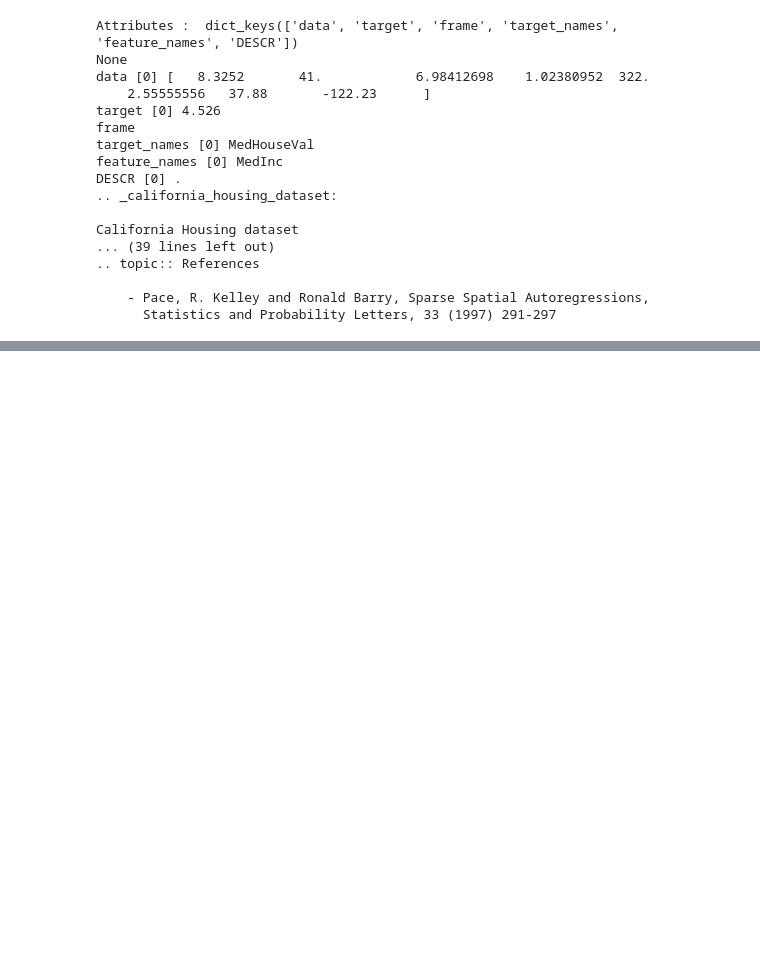
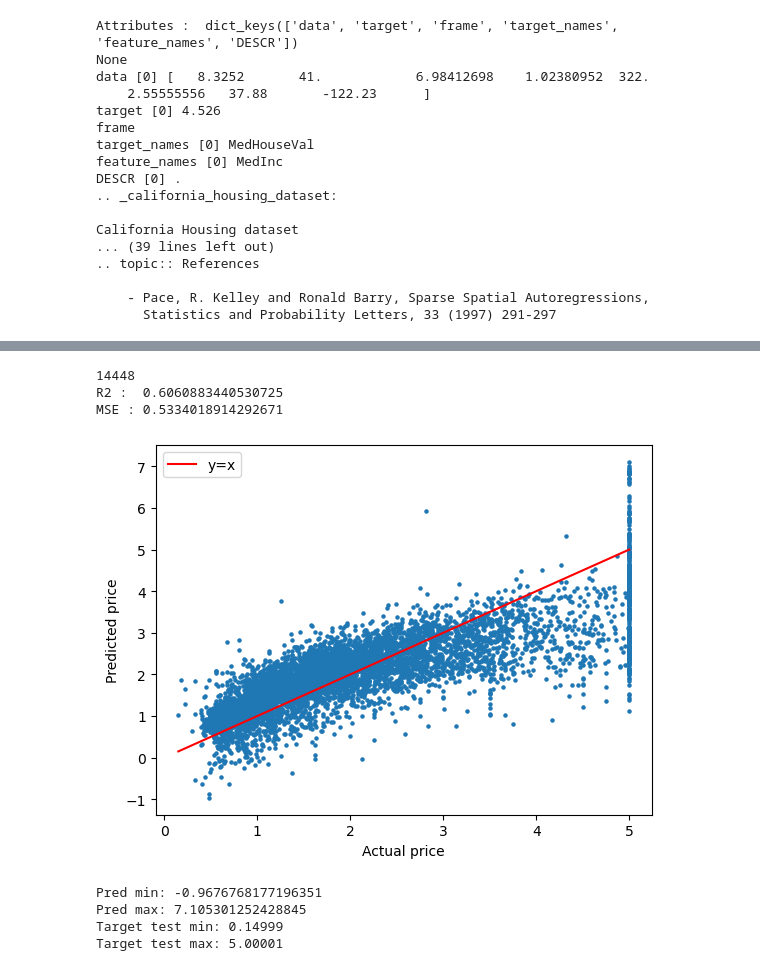
Before and after one commit to nourouis/perso, a Jupyter notebook: house_pred.ipynb, the cells around one changed output, grey strips where cells are left out. Cells and saved outputs as stored; diff of their text form; code cells hidden in the pictures; blank space fills up the shorter version.

```diff
--- a/house_pred.ipynb
+++ b/house_pred.ipynb
@@ -86,0 +176,31 @@ Interesting for houses prices : ['MedInc', 'HouseAge', 'AveRooms', 'AveBedrms',
+# %%
+model=ModelHouse(data_train, target_train,features)
+target_pred, target_test=TargetPrediction(model, data_test,target_test, features)
+plt.scatter(target_test, target_pred, s=5)
+plt.plot([min(target_test), max(target_test)],
+         [min(target_test), max(target_test)],
+         color="red", label="y=x")   # 45-degree correctness line
+plt.xlabel("Actual price")
+plt.ylabel("Predicted price")
+plt.legend()
+plt.plot()
+
+r2 = r2_score(target_test, target_pred)
+print('R2 : ', r2)
+mse=mean_squared_error(target_test, target_pred)
+print('MSE :', mse)
+# %% [output]
+14448
+R2 :  0.6060883440530725
+MSE : 0.5334018914292671
+[figure, added]
+# %%
+print("Pred min:", target_pred.min())
+print("Pred max:", target_pred.max())
+print("Target test min:", target_test.min())
+print("Target test max:", target_test.max())
+# %% [output]
+Pred min: -0.9676768177196351
+Pred max: 7.105301252428845
+Target test min: 0.14999
+Target test max: 5.00001
```
Also changed, not shown: parts of 15 cells of this notebook.
